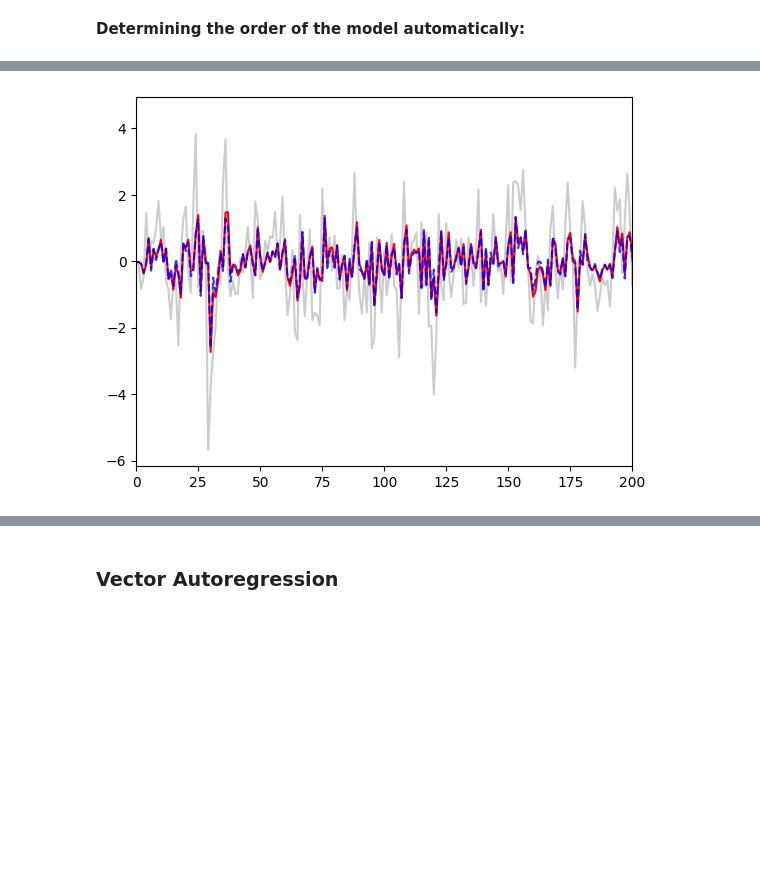
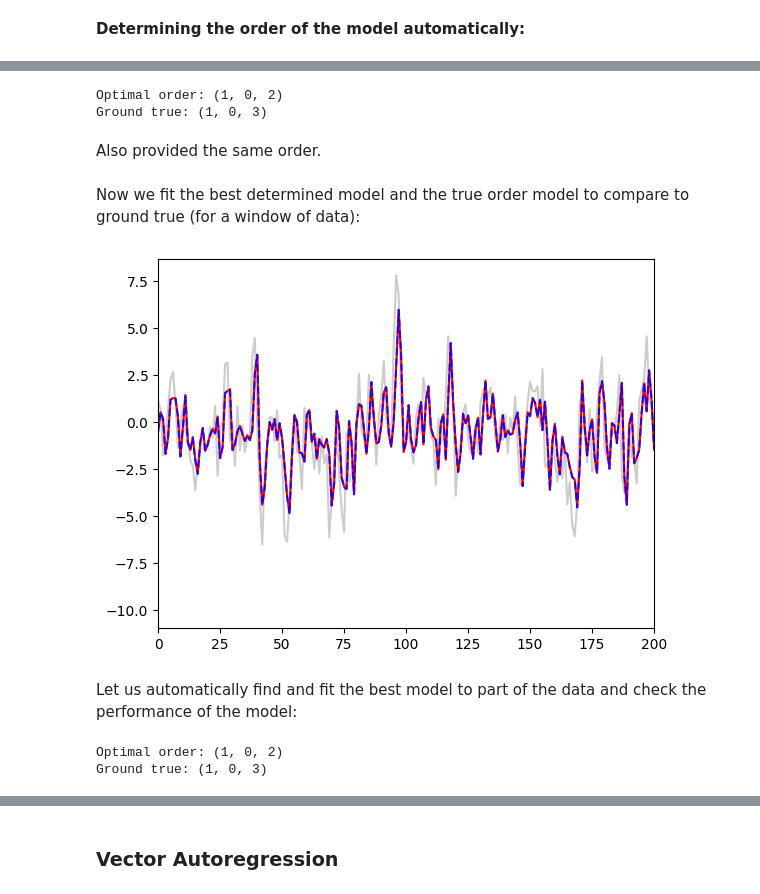
Before and after one commit to santosmv/Learning-machine-learning, a Jupyter notebook: Time-Series/statistical_models.ipynb, the cells around one changed output, grey strips where cells are left out. Drawn from its saved outputs; the diff is of its cells as text; code cells hidden in the pictures; blank space fills up the shorter version.

Commit message:
Forecasting statistical models

```diff
--- a/Time-Series/statistical_models.ipynb
+++ b/Time-Series/statistical_models.ipynb
@@ -237,7 +240,7 @@ sn.lineplot(fit_ma.fittedvalues, lw=2, linestyle='--', label='AM(9)', c='k');
 i_ar = np.random.randint(1,5,1)[0]
 i_ma = np.random.randint(1,5,1)[0]
 ar_params = np.random.uniform(-0.99, 0.99, i_ar)
-ma_params = np.random.uniform(-0.99, 0.99, i_ma)
+ma_params = np.random.uniform(0, 0.99, i_ma)
 
 # Generate ARMA process
 arma_process = sm.tsa.ArmaProcess(ar_params, ma_params)
@@ -367,14 +474,50 @@ The AIC metric looks to be more reliable than the visual ones, but does not give
+# %%
+idx = aicc_list.index(min(aicc_list))
+print('Optimal order:', order_list[idx])
+print('Ground true:', order_true)
+# %% [output]
+Optimal order: (1, 0, 2)
+Ground true: (1, 0, 3)
+# %% [markdown]
+Also provided the same order.
+# %% [markdown]
+Now we fit the best determined model and the true order model to compare to ground true (for a window of data):
 # %%
-best_model_arma = ARIMA(y, order=(4,0,1))
+best_model_arma = ARIMA(y, order=(1,0,2))
 best_fit_arma = best_model_arma.fit()
 
-true_model_arma = ARIMA(y, order=(1,0,2))
+true_model_arma = ARIMA(y, order=order_true)
 true_fit_arma = true_model_arma.fit()
 
 sn.lineplot(y, c='k', alpha=0.2)
 sn.lineplot(best_fit_arma.fittedvalues, c='r', alpha=1)
 sn.lineplot(true_fit_arma.fittedvalues, linestyle='--', c='b', alpha=0.8)
 plt.xlim(0,200)
 plt.show()
 # %% [output]
-[figure, old version]
+[figure, new version]
+# %% [markdown]
+Let us automatically find and fit the best model to part of the data and check the performance of the model:
+# %%
+aicc_list = []
+order_list = []
+
+y_train = y[:700]
+
+for i in range(1,6):
+    for j in range(1,6):
+        order = (i,0,j)
+        order_list.append(order)
+        model_arma = ARIMA(y_train, order=order)
+        fit_arma = model_arma.fit()
+        aicc = fit_arma.aicc
+        aicc_list.append(aicc)
+
+idx = aicc_list.index(min(aicc_list))
+optimal_order = order_list[idx]
+
+print('Optimal order:', optimal_order)
+print('Ground true:', order_true)
+# %% [output]
+Optimal order: (1, 0, 2)
+Ground true: (1, 0, 3)
```
Also changed, not shown: parts of 27 cells of this notebook.
